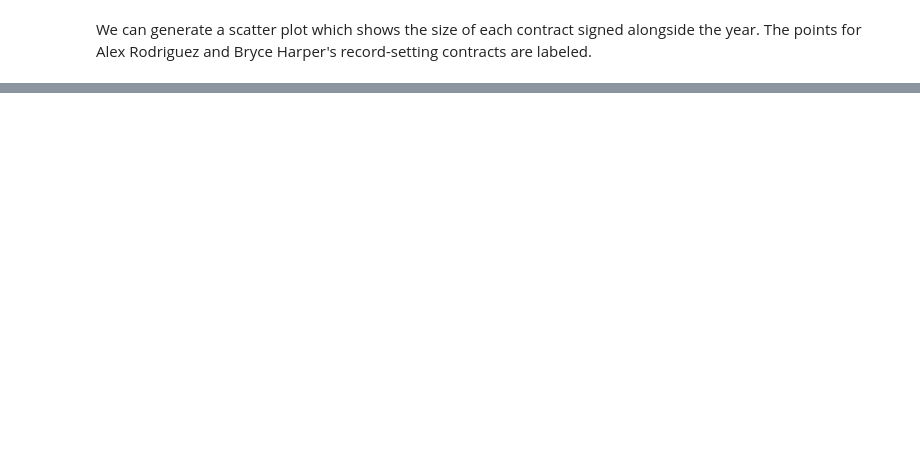
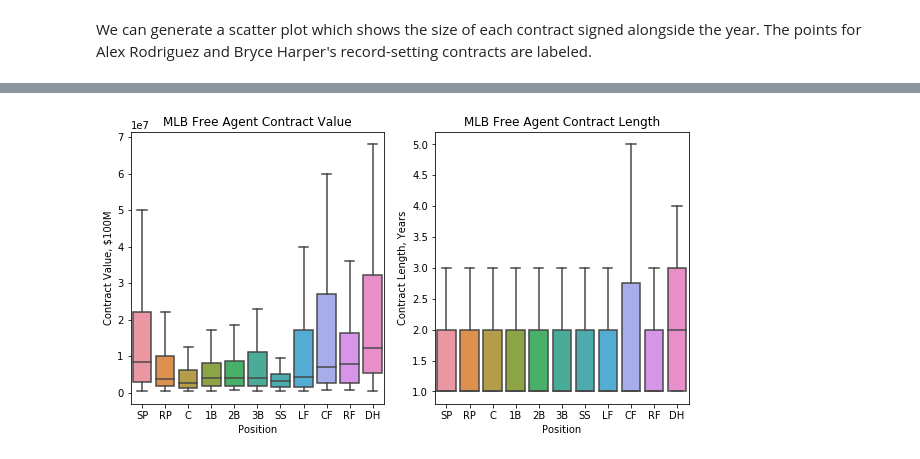
Before and after one commit to ryanjcarroll/MLB-Free-Agents-Data-Analysis, a Jupyter notebook: Data Analysis - All Players.ipynb, the cells around one changed output, grey strips where cells are left out. Saved outputs shown, nothing was run; the diff lists cells and outputs as text; code cells hidden in the pictures; blank space fills up the shorter version.

```diff
--- a/Data Analysis - All Players.ipynb
+++ b/Data Analysis - All Players.ipynb
@@ -73,0 +100,18 @@ plt.show()
+# %%
+fig = plt.figure(figsize=(10,5))
+ax1 = fig.add_subplot(1,2,1)
+ax2 = fig.add_subplot(1,2,2)
+
+sns.boxplot(x='pos', y='dollars', data=players, order=position_order, ax=ax1, sym='')
+ax1.set_title('MLB Free Agent Contract Value')
+ax1.set_ylabel('Contract Value, $100M')
+ax1.set_xlabel('Position')
+
+sns.boxplot(x='pos', y='years_signed', data=players, order=position_order, sym='', ax=ax2)
+ax2.set_title('MLB Free Agent Contract Length')
+ax2.set_ylabel('Contract Length, Years')
+ax2.set_xlabel('Position')
+
+plt.show()
+# %% [output]
+[figure, added]
```
Also changed, not shown: parts of 9 cells of this notebook, 2 other files.
